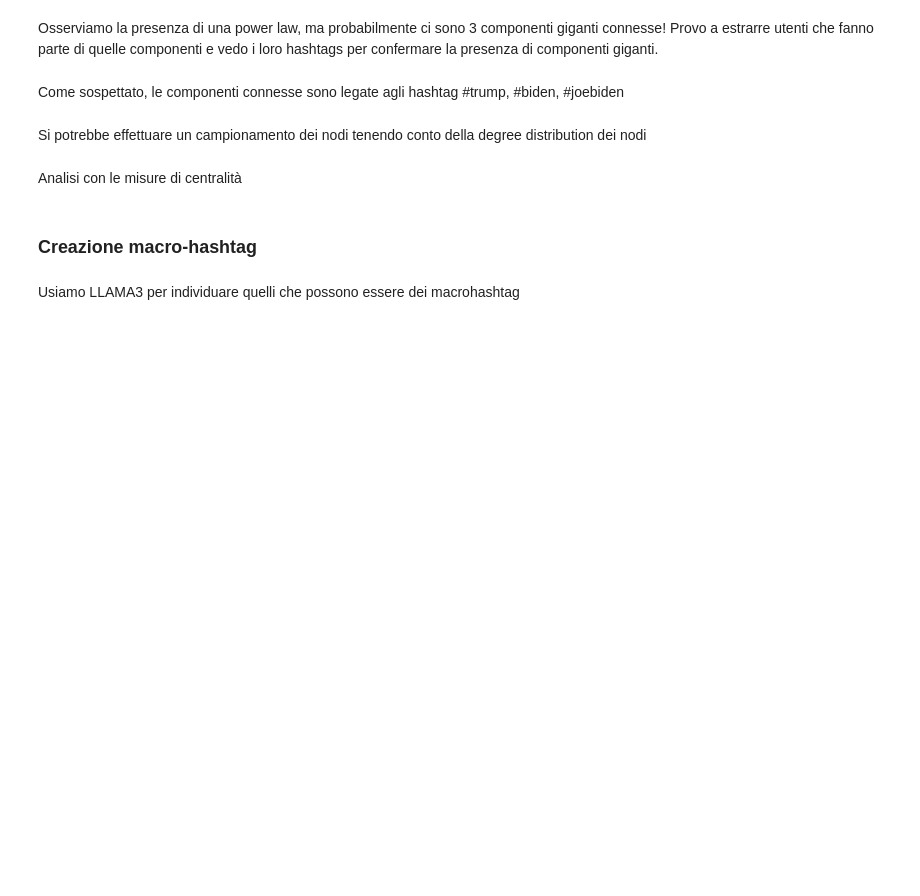
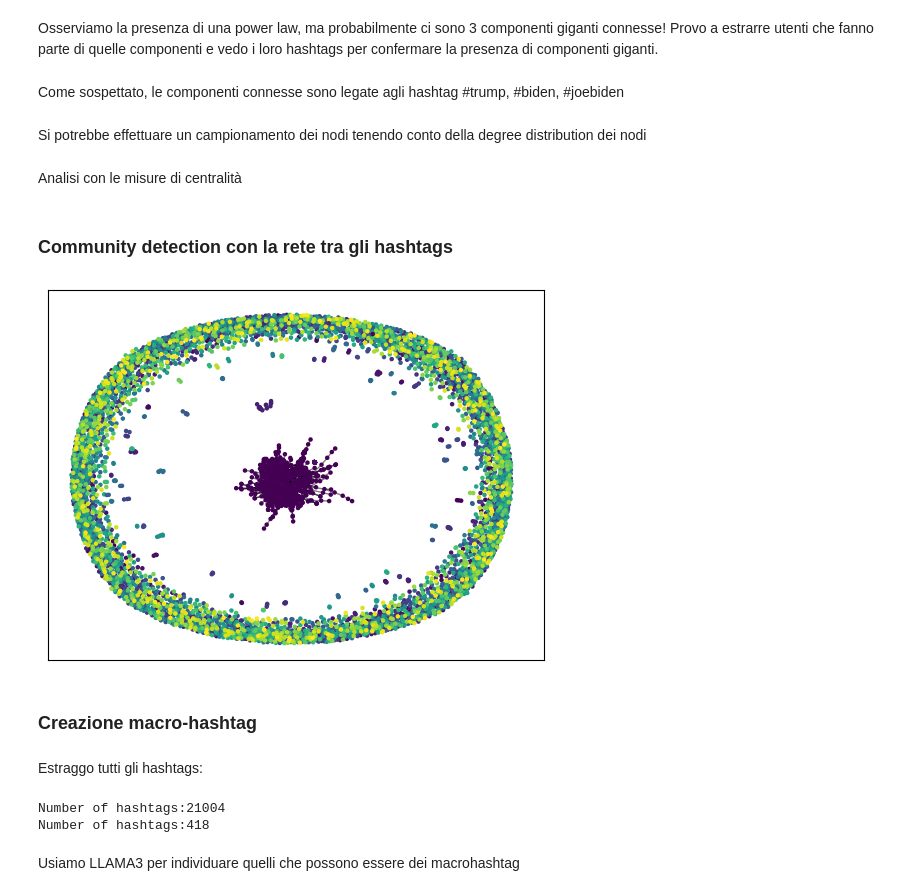
Before and after one commit to divadde/social_network_analysis_project, a Jupyter notebook: net-analysis-project.ipynb, the cells around one changed output. Saved outputs shown, nothing was run; the diff lists cells and outputs as text; code cells hidden in the pictures; blank space fills up the shorter version.

Commit message:
aggiunta community detection

```diff
--- a/net-analysis-project.ipynb
+++ b/net-analysis-project.ipynb
@@ -560,7 +469,7 @@ print(grouped_conc["user_screen_name"].value_counts())
 # %%
 # Effettuo un campionamento casuale del dataset (gli utenti sono troppi e non riusciremmo a costruire la rete)
 
-df_sampled = grouped_conc.sample(frac=0.2, random_state=42)
+df_sampled = grouped_conc.sample(frac=0.1, random_state=42)
 print(df_sampled["user_screen_name"].value_counts())
 
 # Idea di altro campionamento:
@@ -770,3 +718,19 @@ sorted_degree = sorted(closeness_centrality.items(), key=lambda x: x[1], reverse
 # Stampiamo i nodi con i valori più alti di degree centrality
 for node, centrality in sorted_degree[:10]: #stampo solo i migliori 10
     print(f'Nodo: {node}, Closeness Centrality: {centrality:.6f}')
+# %% [markdown]
+### Community detection con la rete tra gli hashtags
+# %%
+import community as community_louvain
+
+# Eseguire la community detection usando l'algoritmo di Louvain
+partition = community_louvain.best_partition(G)
+
+# Disegnare il grafo con le comunità
+pos = nx.spring_layout(G)
+cmap = plt.get_cmap('viridis')
+nx.draw_networkx_nodes(G, pos, node_size=5, cmap=cmap, node_color=list(partition.values()))
+nx.draw_networkx_edges(G, pos, alpha=0.5)
+plt.show()
+# %% [output]
+[figure, added]
@@ -773,4 +747,26 @@ for node, centrality in sorted_degree[:10]: #stampo solo i migliori 10
 # %% [markdown]
 ### Creazione macro-hashtag
+# %% [markdown]
+Estraggo tutti gli hashtags:
+# %%
+all_hashtags = [hashtag for hashtags in user_hashtags['hashtags'] for hashtag in hashtags]
+
+hashtag_counts = Counter(all_hashtags)
+
+#rimuovo tutti gli hashtags che sono stati usati meno di 5 volte.
+filtered_hashtags = [hashtag for hashtag, count in hashtag_counts.items() if count >= 30]
+"""
+sorted_hashtag_counts = filtered_hashtag_counts.most_common()
+
+# Stampare la classifica degli hashtag
+print("Classifica degli hashtag più usati:")
+for hashtag, count in sorted_hashtag_counts[:50]:
+    print(f"{hashtag}: {count}")
+"""
+print(f"Number of hashtags:{len(hashtag_counts)}")
+print(f"Number of hashtags:{len(filtered_hashtags)}")
+# %% [output]
+Number of hashtags:21004
+Number of hashtags:418
 # %% [markdown]
 Usiamo LLAMA3 per individuare quelli che possono essere dei macrohashtag
```
Also changed, not shown: parts of 32 cells of this notebook.
